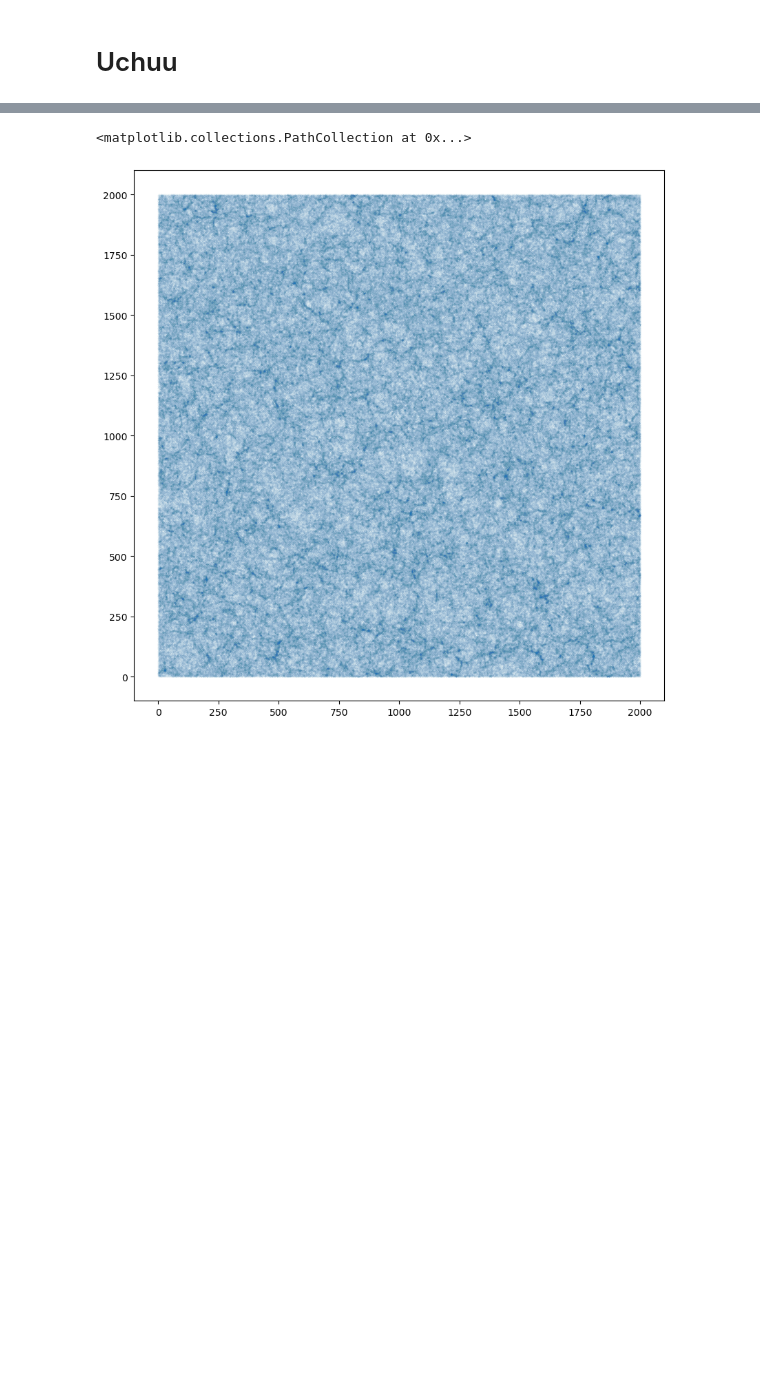
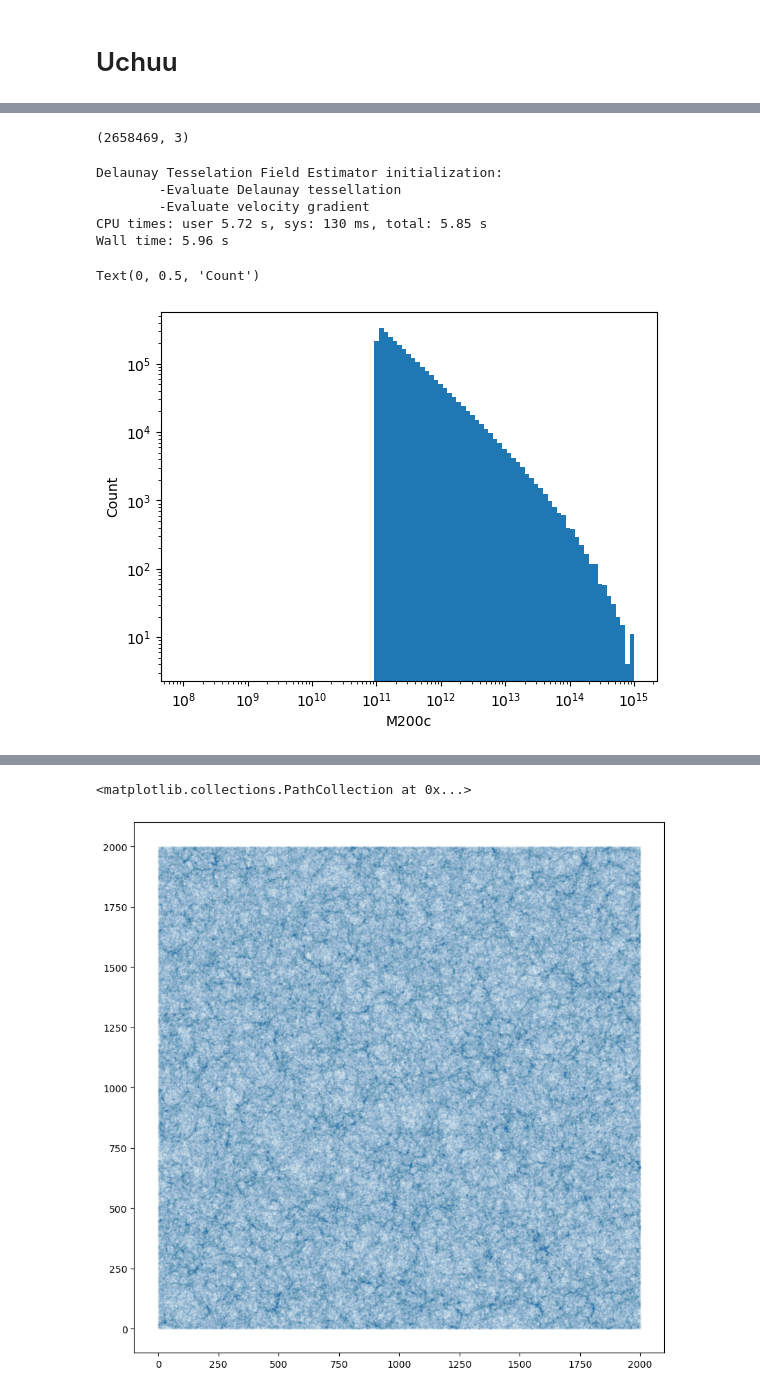
Before and after one commit to AntoineGillesLordet/Projet-LPNHE, a Jupyter notebook: Density.ipynb, the cells around one changed output, grey strips where cells are left out. Cells and saved outputs as stored; diff of their text form; code cells hidden in the pictures; blank space fills up the shorter version.

```diff
--- a/Density.ipynb
+++ b/Density.ipynb
@@ -34,2 +53,30 @@ import h5py
 # %%
-file_dir="/global/cfs/cdirs/desi/mocks/cai/Uchuu-SHAM/Uchuu-halo-catalogs/Uchuu_halo_catalogs/halodir_050/"
+file_dir="/global/cfs/cdirs/desi/mocks/cai/Uchuu-SHAM/Uchuu-halo-catalogs/halodir_050/"
+# %%
+with h5py.File(file_dir+f'halolist_z0p00_0.h5', 'r') as file:
+    filt = np.array(file["M200c"]) > 1e11
+    positions = np.array([file["x"][filt], file["y"][filt], file["z"][filt]]).T
+    velocities = np.array([file["vx"][filt], file["vy"][filt], file["vz"][filt]]).T
+    masses = np.array(file["M200c"][filt])
+    del filt
+# %%
+positions.shape
+# %% [output]
+(2658469, 3)
+# %%
+%%time
+dtfe = DTFE(positions[:10], velocities[:10], masses[:10])
+# %% [output]
+Delaunay Tesselation Field Estimator initialization:
+        -Evaluate Delaunay tessellation
+        -Evaluate velocity gradient
+CPU times: user 5.72 s, sys: 130 ms, total: 5.85 s
+Wall time: 5.96 s
+# %%
+_=plt.hist(masses, bins=np.logspace(8, 15, 100), cumulative=False, log=True, density=False)
+plt.semilogx()
+plt.xlabel("M200c")
+plt.ylabel("Count")
+# %% [output]
+Text(0, 0.5, 'Count')
+[figure, added]
```
Also changed, not shown: parts of 24 cells of this notebook, 3 other files.
